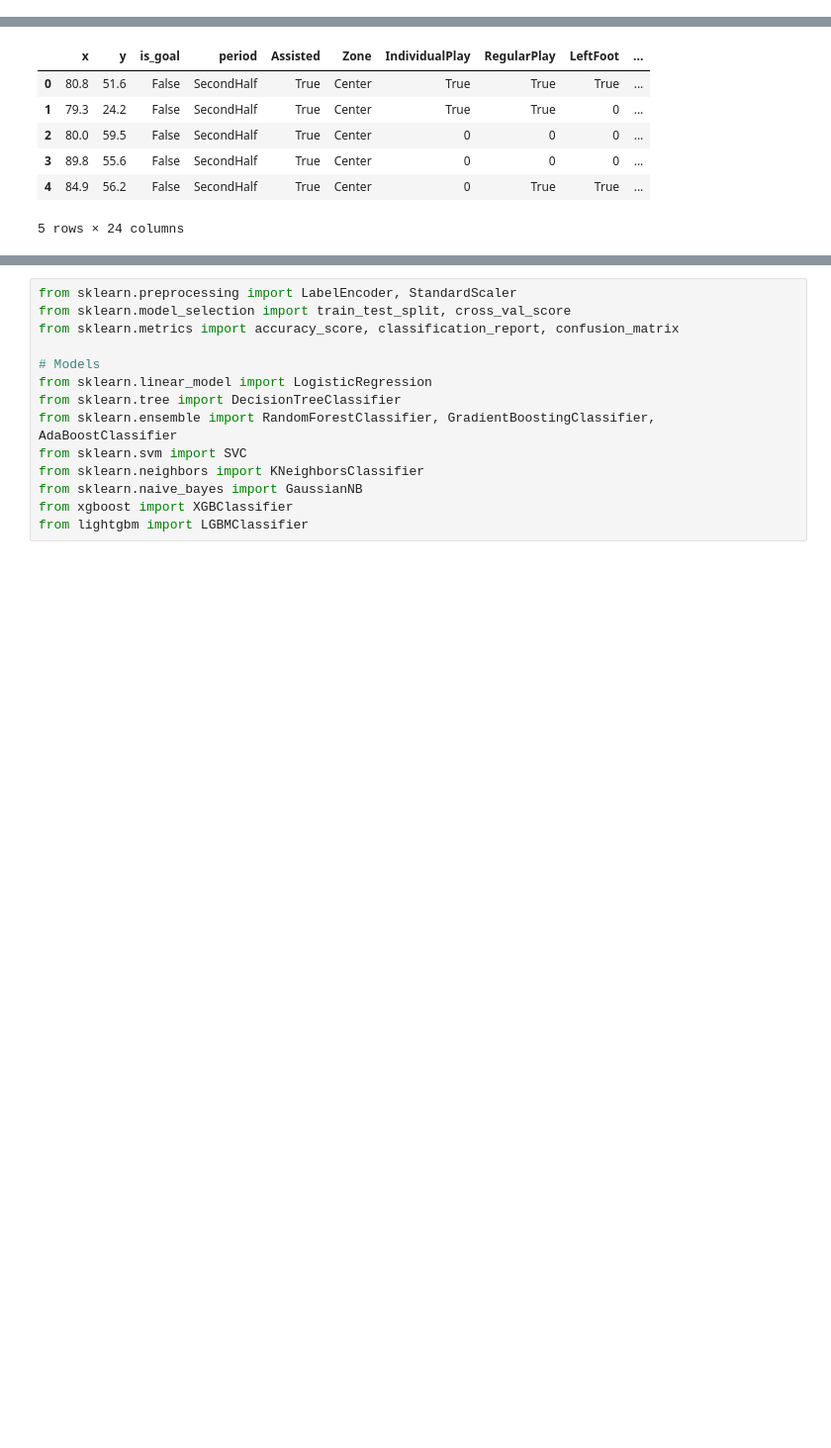
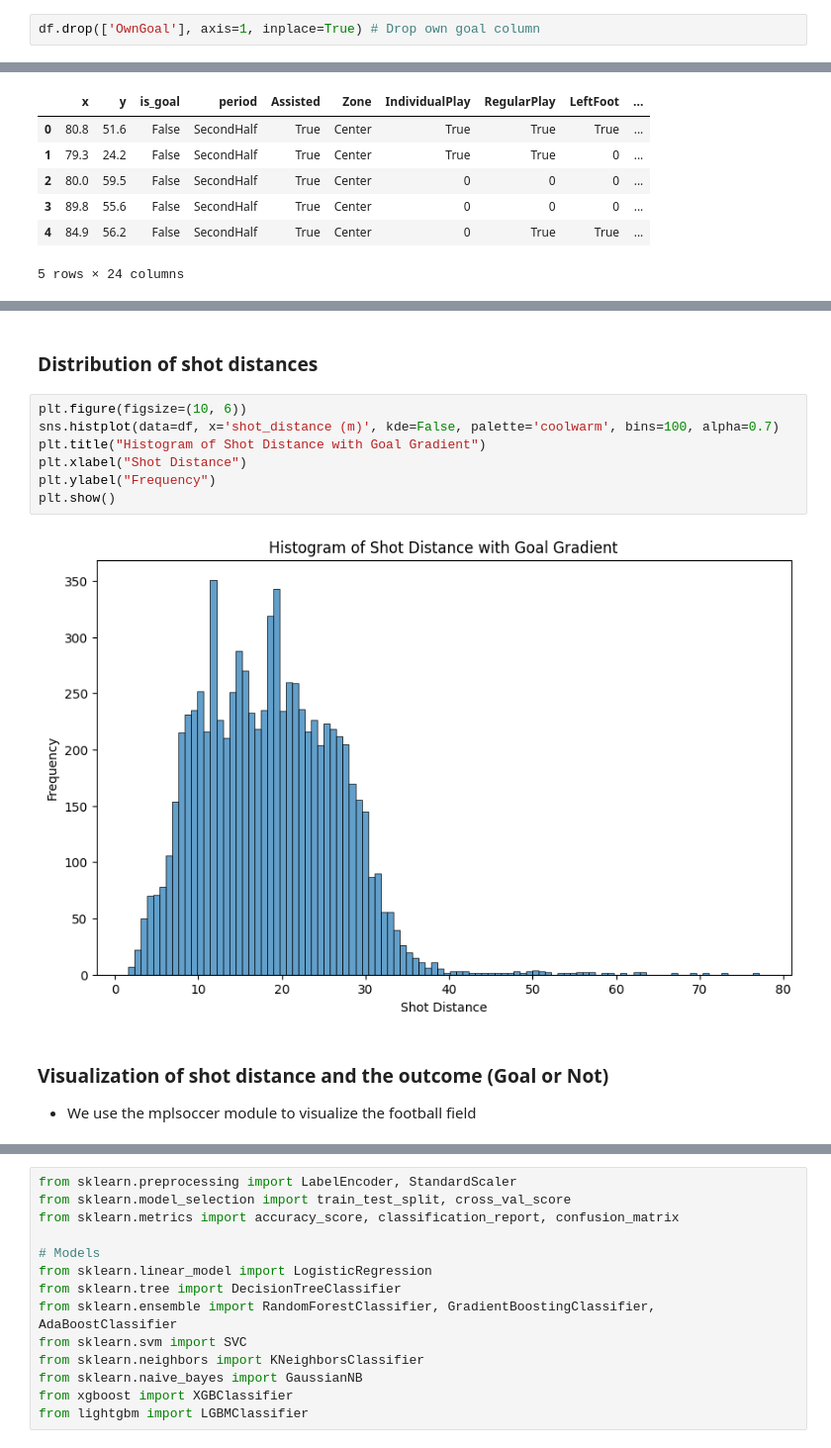
Before and after one commit to Ak-Sure/xG_Football, a Jupyter notebook: football_analysis.ipynb, the cells around one changed output, grey strips where cells are left out. Shown at 99% size. Drawn from its saved outputs; the diff is of its cells as text; blank space fills up the shorter version.

```diff
--- a/football_analysis.ipynb
+++ b/football_analysis.ipynb
@@ -36,5 +40,7 @@ df[df['OwnGoal'] == 1].shape # 0.5% of the data is a goal, so this is a very imb
 # %%
 df=df.drop(df[df['OwnGoal'] == 1].index) # Drop the rows with a goal
+# %%
+df.drop(['OwnGoal'], axis=1, inplace=True) # Drop own goal column
 # %%
 df.shape
 # %% [output]
@@ -84 +121,16 @@ plt.show()
+# %% [markdown]
+### Distribution of shot distances
+# %%
+plt.figure(figsize=(10, 6))
+sns.histplot(data=df, x='shot_distance (m)', kde=False, palette='coolwarm', bins=100, alpha=0.7)
+plt.title("Histogram of Shot Distance with Goal Gradient")
+plt.xlabel("Shot Distance")
+plt.ylabel("Frequency")
+plt.show()
+# %% [output]
+[figure, added]
+# %% [markdown]
+### Visualization of shot distance and the outcome (Goal or Not)
+
+- We use the mplsoccer module to visualize the football field
 # %%
```
Also changed, not shown: parts of 48 cells of this notebook.
